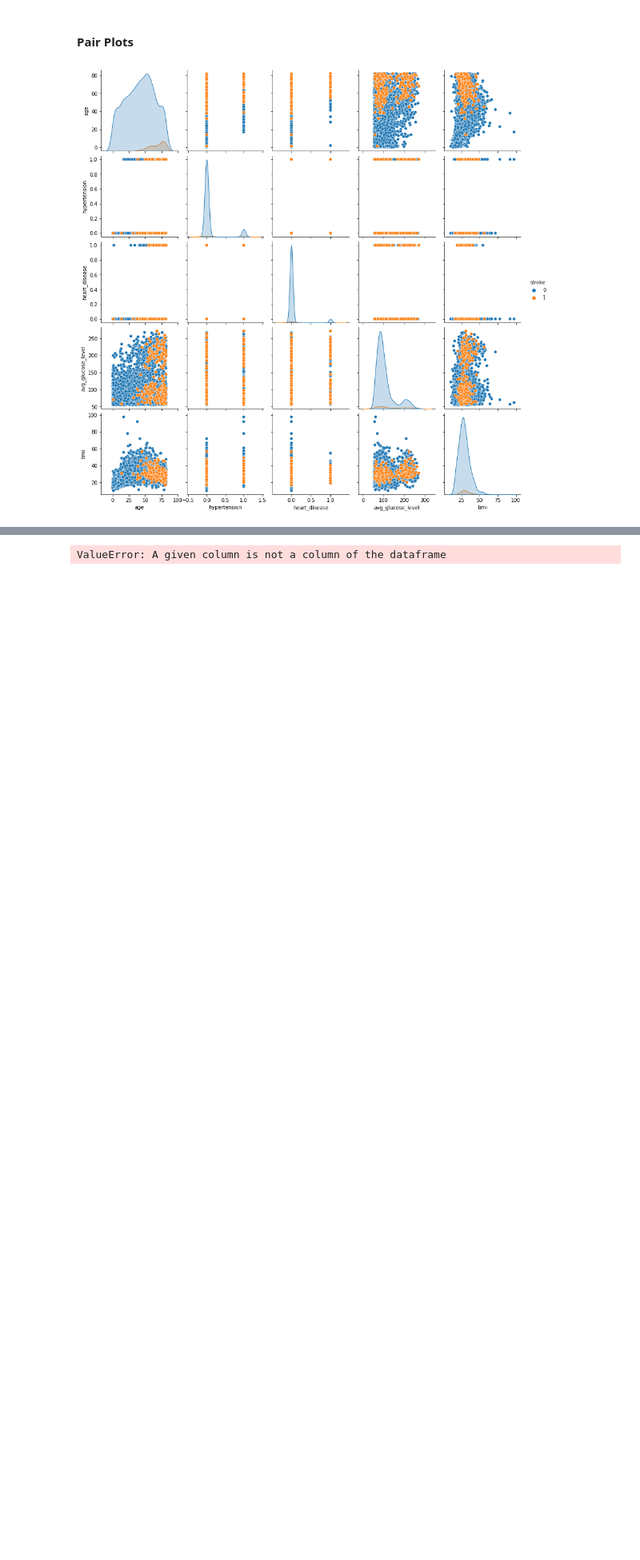
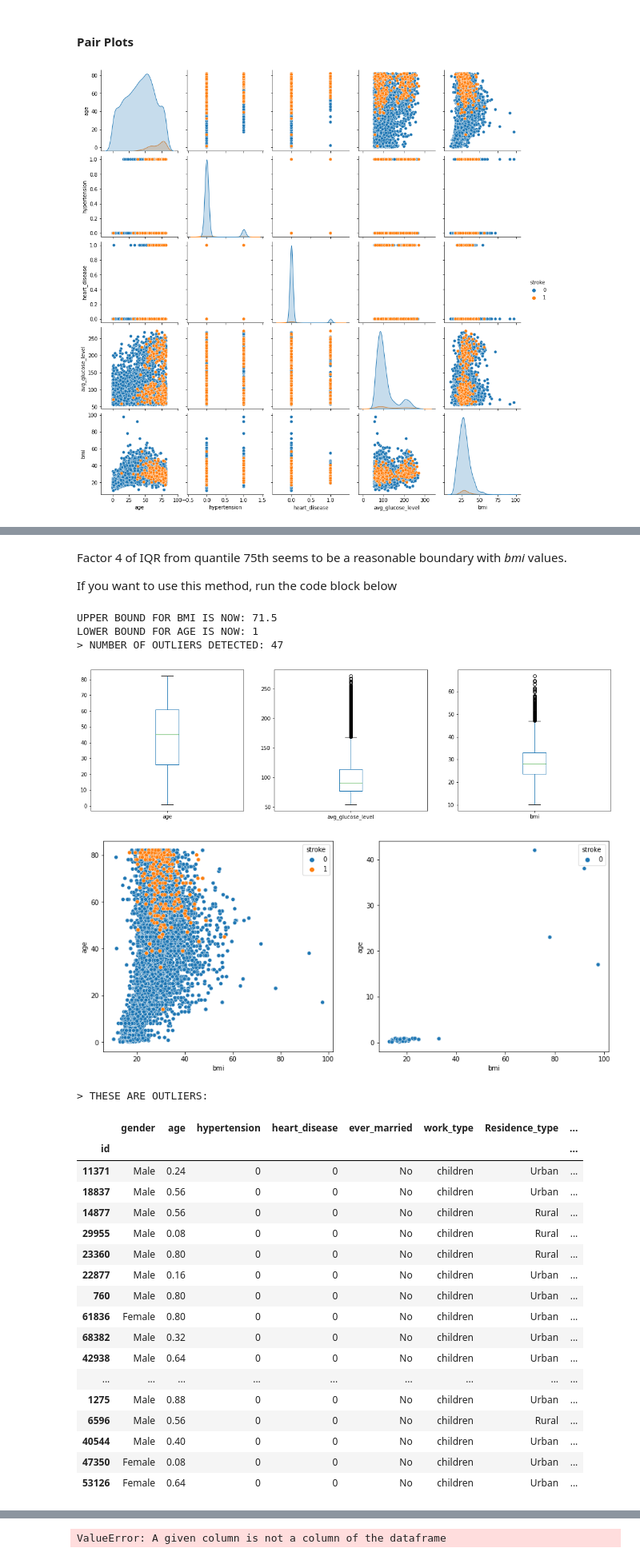
Before and after one commit to LapTQ/IT31903_123220_Group18_Stroke-prediction, a Jupyter notebook: exploration.ipynb, the cells around one changed output, grey strips where cells are left out. Shown: that part at 80% size. Saved outputs shown, nothing was run; the diff lists cells and outputs as text; code cells hidden in the pictures; blank space fills up the shorter version.

```diff
--- a/exploration.ipynb
+++ b/exploration.ipynb
@@ -3,6 +3,8 @@
 # %% [markdown]
 # 1. Import library and load dataset
 # %%
+import os
+
 import numpy as np
 import pandas as pd
 from matplotlib import pyplot
@@ -21,6 +23,15 @@ filename = "healthcare-dataset-stroke-data.csv"
 data = pd.read_csv(filename, index_col="id")
 features = ['age', 'avg_glucose_level', 'bmi', 'smoking_status', 'gender', 'hypertension', 'heart_disease', 'ever_married', 'work_type', 'Residence_type']   #
 target = 'stroke'
+
+pd.set_option('display.width', 1000)
+pd.set_option('precision', 3)
+seed = 4
+os.environ['PYTHONHASHSEED'] = str(seed)
+np.random.seed(seed)
+
+test_size = 0.33
+X_train, X_test, Y_train, Y_test = train_test_split(data[features], data['stroke'], test_size=test_size, stratify=data['stroke'], random_state=seed)
 # %% [markdown]
 # 2. Summarize Data
 # %% [markdown]
@@ -199,3 +167,64 @@ pyplot.show()
+# %% [markdown]
+Factor 4 of IQR from quantile 75th seems to be a reasonable boundary with *bmi* values.
+
+If you want to use this method, run the code block below
+# %%
+q25, q75 = data['bmi'].quantile(0.25), data['bmi'].quantile(0.75)
+iqr = q75 - q25
+factor = 4
+cut_off = iqr * factor
+bmi_upper = q75 + cut_off
+age_lower = 1
+
+print("UPPER BOUND FOR BMI IS NOW:", bmi_upper)
+print("LOWER BOUND FOR AGE IS NOW:", age_lower)
+
+# identify non-outlier indexes
+mask_outlier = (data["bmi"] > bmi_upper) | (data["age"] < age_lower)
+mask_nonoutlier = mask_outlier == False
+
+print("> NUMBER OF OUTLIERS DETECTED:", data[mask_outlier].shape[0])
+
+# box and whisker plot
+data[mask_nonoutlier][numerical_ix].plot(kind='box', subplots=True, layout=(1,3), figsize=(18, 5))
+pyplot.savefig('./exploration_figures/boxplot_after.png')
+pyplot.show()
+
+pyplot.figure(figsize=(14, 6))
+data.sort_values('stroke', inplace=True)
+pyplot.subplot(1, 2, 1)
+seaborn.scatterplot(data=data, x='bmi', y='age', hue='stroke')
+pyplot.subplot(1, 2, 2)
+seaborn.scatterplot(data=data[mask_outlier], x='bmi', y='age', hue='stroke')
+pyplot.show()
+
+print("> THESE ARE OUTLIERS:")
+data[mask_outlier]
+# %% [output]
+UPPER BOUND FOR BMI IS NOW: 71.5
+LOWER BOUND FOR AGE IS NOW: 1
+> NUMBER OF OUTLIERS DETECTED: 47
+[figure, added]
+[figure, added]
+> THESE ARE OUTLIERS:
+|  | gender | age | hypertension | heart_disease | ever_married | work_type | Residence_type | ... |
+| id |  |  |  |  |  |  |  | ... |
+| 11371 | Male | 0.24 | 0 | 0 | No | children | Urban | ... |
+| 18837 | Male | 0.56 | 0 | 0 | No | children | Urban | ... |
+| 14877 | Male | 0.56 | 0 | 0 | No | children | Rural | ... |
+| 29955 | Male | 0.08 | 0 | 0 | No | children | Rural | ... |
+| 23360 | Male | 0.80 | 0 | 0 | No | children | Rural | ... |
+| 22877 | Male | 0.16 | 0 | 0 | No | children | Urban | ... |
+| 760 | Male | 0.80 | 0 | 0 | No | children | Urban | ... |
+| 61836 | Female | 0.80 | 0 | 0 | No | children | Urban | ... |
+| 68382 | Male | 0.32 | 0 | 0 | No | children | Urban | ... |
+| 42938 | Male | 0.64 | 0 | 0 | No | children | Urban | ... |
+| ... | ... | ... | ... | ... | ... | ... | ... | ... |
+| 1275 | Male | 0.88 | 0 | 0 | No | children | Urban | ... |
+| 6596 | Male | 0.56 | 0 | 0 | No | children | Rural | ... |
+| 40544 | Male | 0.40 | 0 | 0 | No | children | Urban | ... |
+| 47350 | Female | 0.08 | 0 | 0 | No | children | Urban | ... |
+| 53126 | Female | 0.64 | 0 | 0 | No | children | Urban | ... |
 # %% [markdown]
 ## Oversampling and Undersampling effect on Data Distribution
 
```
Also changed, not shown: parts of 22 cells of this notebook, 1 other file.
